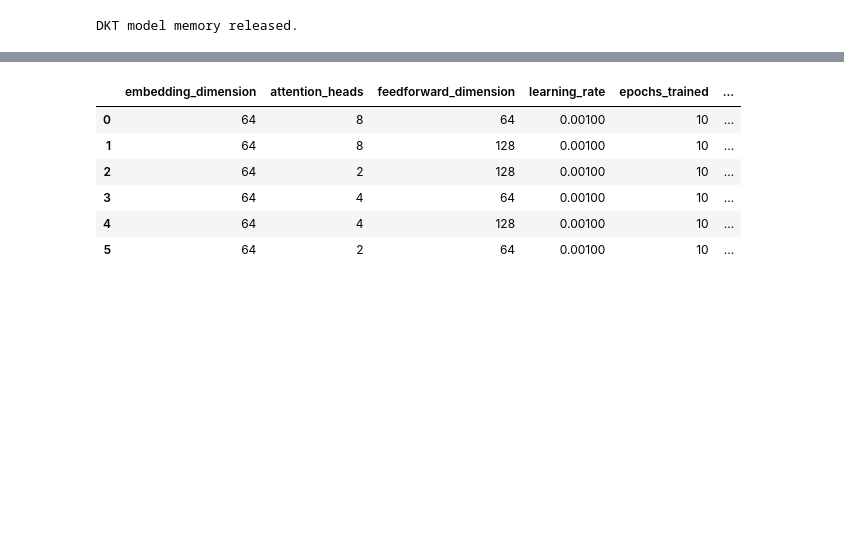
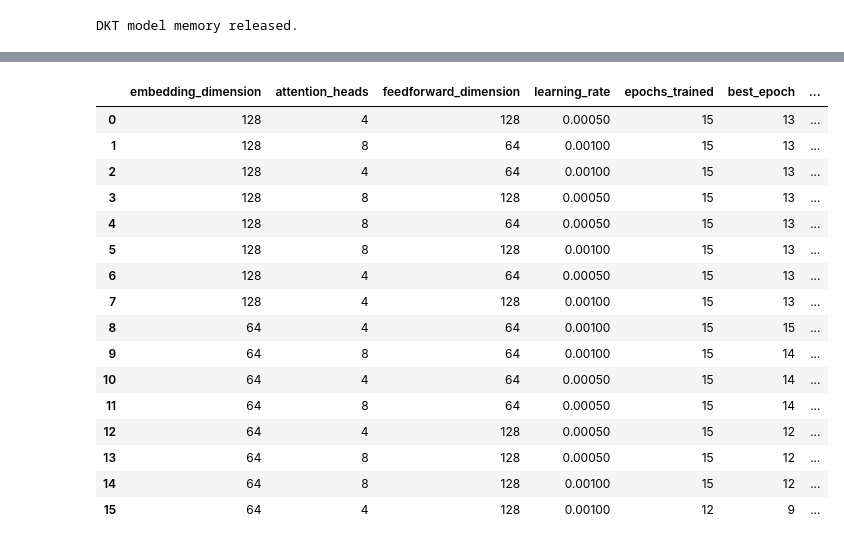
Before and after one commit to tolulopesoetan/msc_kt_ednet, a Jupyter notebook: notebooks/kt_models.ipynb, the cells around one changed output, grey strips where cells are left out. Drawn from its saved outputs; the diff is of its cells as text; code cells hidden in the pictures; blank space fills up the shorter version.

```diff
--- a/notebooks/kt_models.ipynb
+++ b/notebooks/kt_models.ipynb
@@ -535,11 +613,13 @@ train_mask = np.isin(sequence_users, training_users)
 test_mask = np.isin(sequence_users, testing_users)
 
 X_train = X[train_mask]
+Q_train = Q[train_mask]
 y_train = y[train_mask]
 
 X_test = X[test_mask]
+Q_test = Q[test_mask]
 y_test = y[test_mask]
 
-print(f"DKT training samples: {X_train.shape[0]:,}")
-print(f"DKT testing samples: {X_test.shape[0]:,}")
+print(f"Neural training learners: {X_train.shape[0]:,}")
+print(f"Neural testing learners: {X_test.shape[0]:,}")
 # %% [output]
@@ -2145,13 +1414,12 @@ The number of attention heads and feed-forward network dimension are evaluated u
 # %%
 sakt_parameter_grid = {
-    "embedding_dimension": [64],
-    "attention_heads": [2, 4, 8],
+    "embedding_dimension": [64, 128],
+    "attention_heads": [4, 8],
     "feedforward_dimension": [64, 128],
-    "learning_rate": [1e-3],
+    "learning_rate": [1e-3, 5e-4],
 }
 
 sakt_parameter_names = list(sakt_parameter_grid)
-
 sakt_configurations = [
     dict(zip(sakt_parameter_names, values))
     for values in itertools.product(
@@ -2163,4 +1431,5 @@ sakt_configurations = [
 ]
 
 print(f"SAKT configurations: {len(sakt_configurations)}")
+print(f"Maximum tuning epochs: {MAX_TUNING_EPOCHS}")
 # %% [output]
@@ -2322,47 +1541,42 @@ Validation AUC: 0.6536
 # %%
-sakt_tuning_df = pd.DataFrame(sakt_tuning_results)
+sakt_tuning_df = (
+    pd.DataFrame(sakt_tuning_results)
+    .sort_values("Validation AUC", ascending=False)
+    .reset_index(drop=True)
+)
+best_sakt_configuration = sakt_tuning_df.iloc[0]
 
-sakt_tuning_df = sakt_tuning_df.sort_values(
-    "Validation AUC",
-    ascending=False,
-).reset_index(drop=True)
-
-display(
-    sakt_tuning_df.round({
-        "learning_rate": 5,
-        "Validation AUC": 5,
-    })
+best_sakt_key = configuration_key(
+    best_sakt_configuration,
+    sakt_parameter_names,
+)
+selected_sakt_validation_predictions = (
+    sakt_validation_prediction_cache[best_sakt_key]
 )
 
-best_sakt_configuration = sakt_tuning_df.iloc[0]
-
-print("Best validation configuration:")
-print(
-    f"Embedding dimension: "
-    f"{int(best_sakt_configuration['embedding_dimension'])}"
-)
-print(
-    f"Attention heads: "
-    f"{int(best_sakt_configuration['attention_heads'])}"
-)
-print(
-    f"Feed-forward dimension: "
-    f"{int(best_sakt_configuration['feedforward_dimension'])}"
-)
-print(
-    f"Learning rate: "
-    f"{best_sakt_configuration['learning_rate']:.5f}"
-)
+display(sakt_tuning_df.round(5))
+print("Best SAKT validation configuration:")
+print(best_sakt_configuration.to_dict())
 
 sakt_tuning_df.to_csv(
     TABLES_DIR / "sakt_hyperparameter_tuning.csv",
     index=False,
 )
 # %% [output]
-|  | embedding_dimension | attention_heads | feedforward_dimension | learning_rate | epochs_trained | ... |
-| 0 | 64 | 8 | 64 | 0.00100 | 10 | ... |
-| 1 | 64 | 8 | 128 | 0.00100 | 10 | ... |
-| 2 | 64 | 2 | 128 | 0.00100 | 10 | ... |
-| 3 | 64 | 4 | 64 | 0.00100 | 10 | ... |
-| 4 | 64 | 4 | 128 | 0.00100 | 10 | ... |
-| 5 | 64 | 2 | 64 | 0.00100 | 10 | ... |
+|  | embedding_dimension | attention_heads | feedforward_dimension | learning_rate | epochs_trained | best_epoch | ... |
+| 0 | 128 | 4 | 128 | 0.00050 | 15 | 13 | ... |
+| 1 | 128 | 8 | 64 | 0.00100 | 15 | 13 | ... |
+| 2 | 128 | 4 | 64 | 0.00100 | 15 | 13 | ... |
+| 3 | 128 | 8 | 128 | 0.00050 | 15 | 13 | ... |
+| 4 | 128 | 8 | 64 | 0.00050 | 15 | 13 | ... |
+| 5 | 128 | 8 | 128 | 0.00100 | 15 | 13 | ... |
+| 6 | 128 | 4 | 64 | 0.00050 | 15 | 13 | ... |
+| 7 | 128 | 4 | 128 | 0.00100 | 15 | 13 | ... |
+| 8 | 64 | 4 | 64 | 0.00100 | 15 | 15 | ... |
+| 9 | 64 | 8 | 64 | 0.00100 | 15 | 14 | ... |
+| 10 | 64 | 4 | 64 | 0.00050 | 15 | 14 | ... |
+| 11 | 64 | 8 | 64 | 0.00050 | 15 | 14 | ... |
+| 12 | 64 | 4 | 128 | 0.00050 | 15 | 12 | ... |
+| 13 | 64 | 8 | 128 | 0.00050 | 15 | 12 | ... |
+| 14 | 64 | 8 | 128 | 0.00100 | 15 | 12 | ... |
+| 15 | 64 | 4 | 128 | 0.00100 | 12 | 9 | ... |
```
Also changed, not shown: parts of 147 cells of this notebook, 27 other files.
